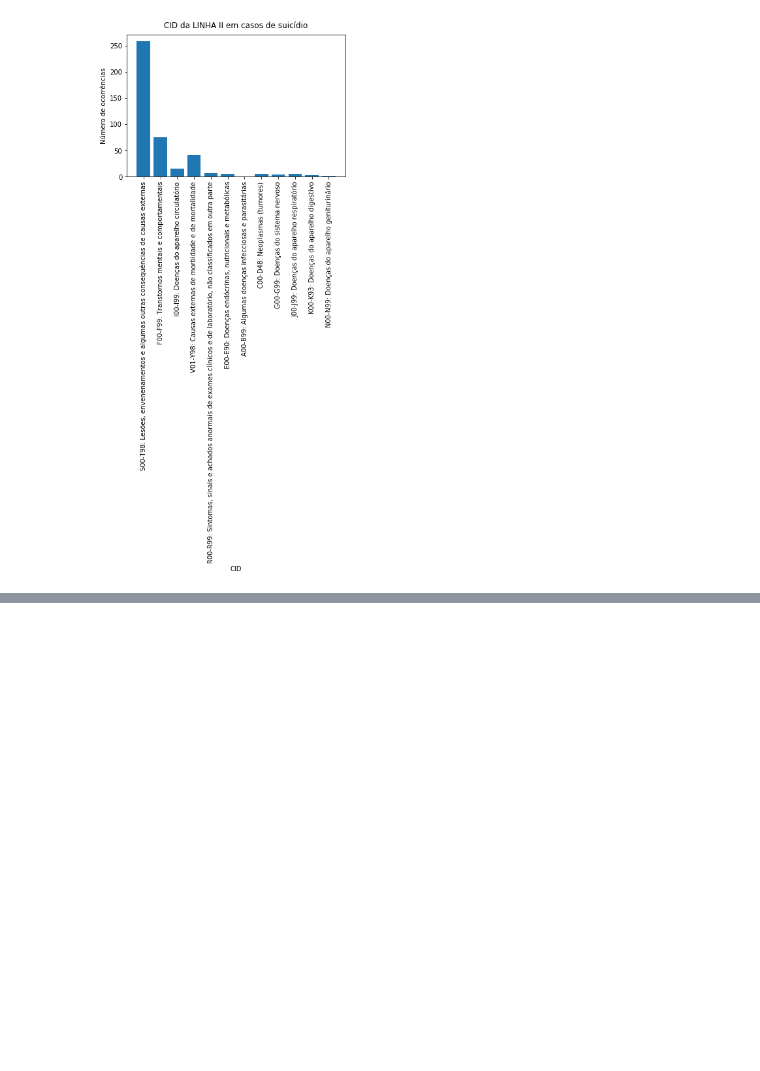
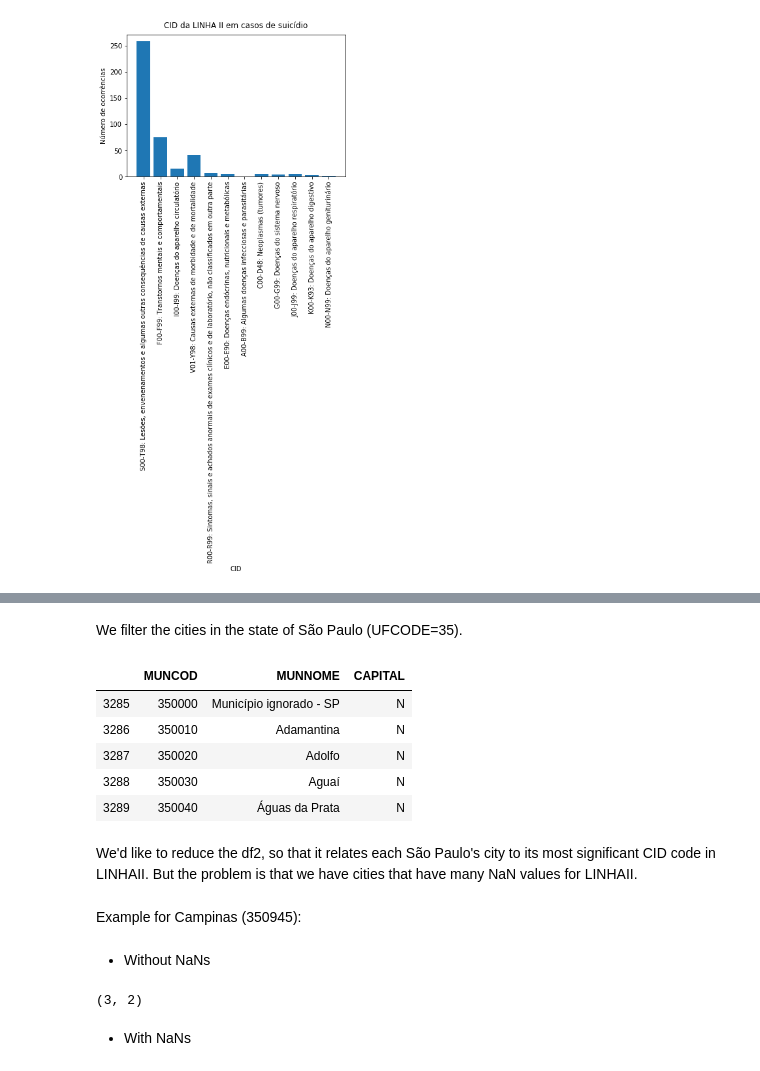
Before and after one commit to pypas/suicities-datasus, a Jupyter notebook: EDA_TCC.ipynb, the cells around one changed output, grey strips where cells are left out. Drawn from its saved outputs; the diff is of its cells as text; code cells hidden in the pictures; blank space fills up the shorter version.

```diff
--- a/EDA_TCC.ipynb
+++ b/EDA_TCC.ipynb
@@ -179,0 +224,28 @@ plt.savefig('suicide_occurences_by_linhaii_cid.png', bbox_inches = 'tight')
+# %% [markdown]
+We filter the cities in the state of São Paulo (UFCODE=35).
+# %%
+df_municipalities = df_municipalities[["MUNCOD", "MUNNOME", "CAPITAL", "UFCOD"]]
+df_municipalities = df_municipalities.loc[df_municipalities["UFCOD"]==35]
+df_municipalities = df_municipalities.drop(columns=["UFCOD"])
+df_municipalities.head()
+# %% [output]
+|  | MUNCOD | MUNNOME | CAPITAL |
+| 3285 | 350000 | Município ignorado - SP | N |
+| 3286 | 350010 | Adamantina | N |
+| 3287 | 350020 | Adolfo | N |
+| 3288 | 350030 | Aguaí | N |
+| 3289 | 350040 | Águas da Prata | N |
+# %% [markdown]
+We'd like to reduce the df2, so that it relates each São Paulo's city to its most significant CID code in LINHAII. But the problem is that we have cities that have many NaN values for LINHAII.
+# %% [markdown]
+Example for Campinas (350945):
+# %% [markdown]
+* Without NaNs
+# %%
+df2_city = df2[["CODMUNOCOR", "LINHAII"]]
+df2_city = df2_city.loc[(df2_city["CODMUNOCOR"]==350950) & (df2_city["LINHAII"].astype(str)!="nan")]
+df2_city.shape
+# %% [output]
+(3, 2)
+# %% [markdown]
+* With NaNs
```
Also changed, not shown: parts of 17 cells of this notebook.
